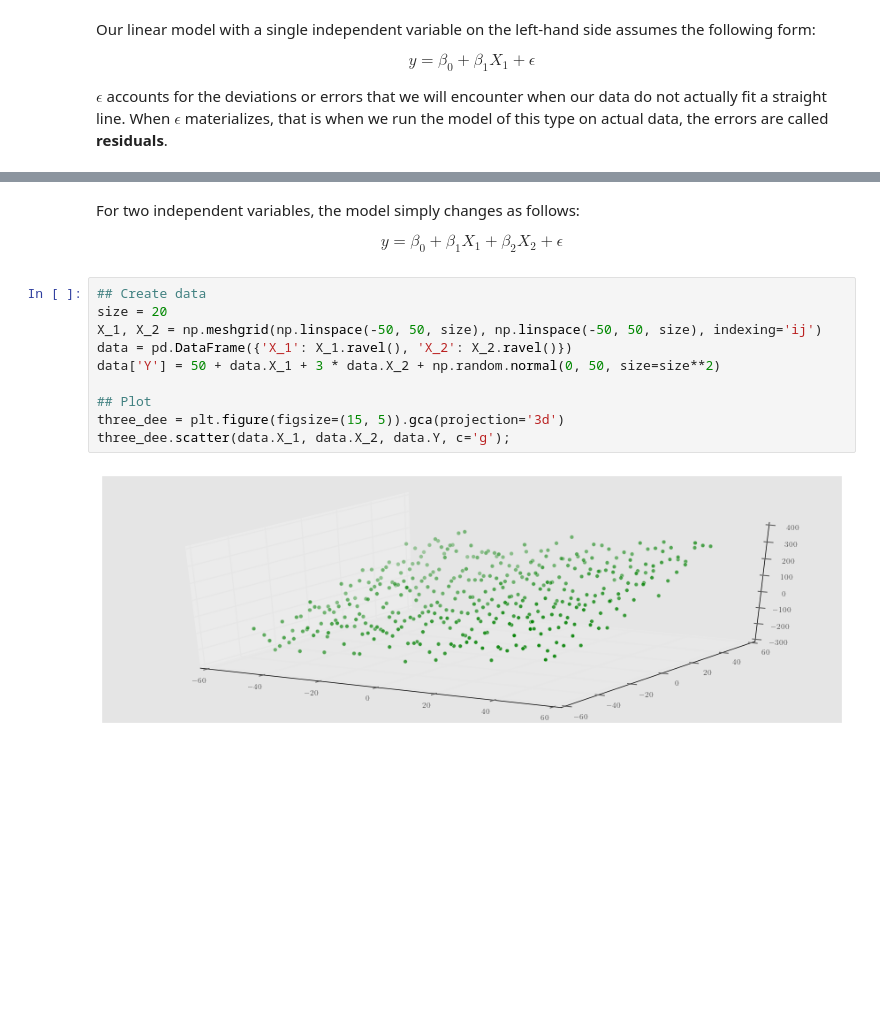
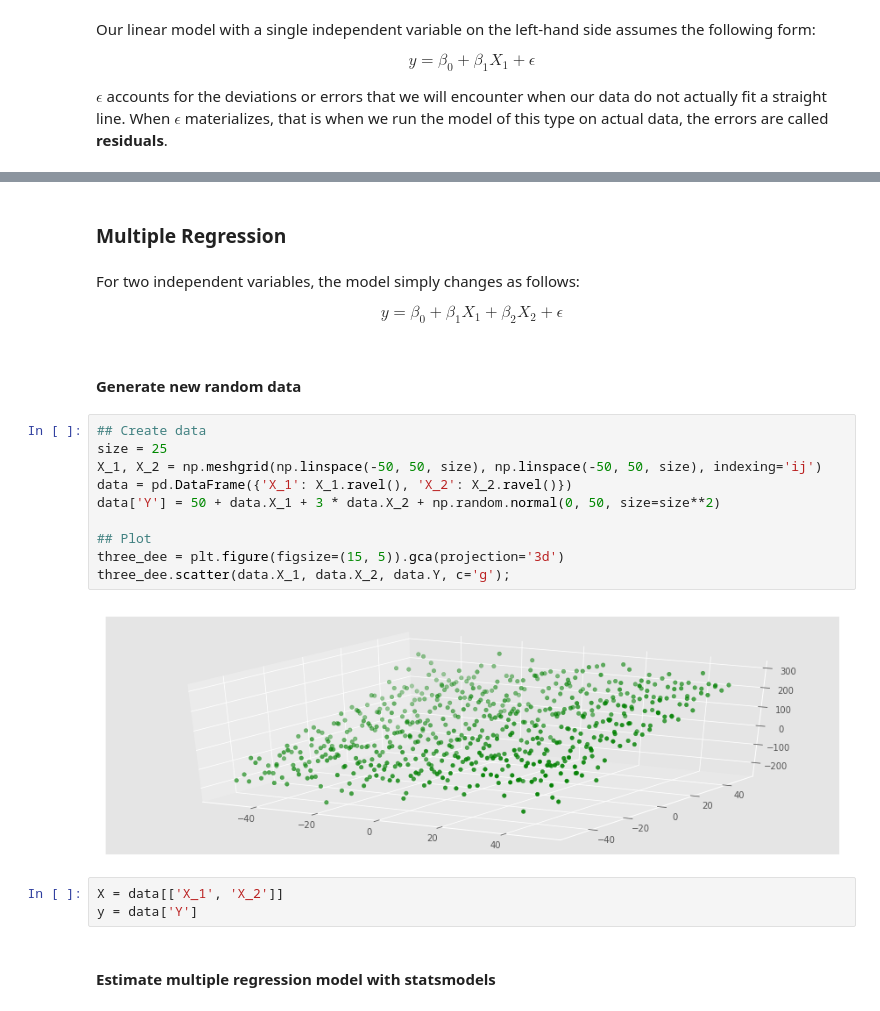
Before and after one commit to PaulClas/machine-learning-for-trading, a Jupyter notebook: 07_linear_models/01_linear_regression/linear-regression-intro.ipynb, the cells around one changed output, grey strips where cells are left out. Drawn from its saved outputs; the diff is of its cells as text; blank space fills up the shorter version.

Commit message:
factor models update

```diff
--- a/07_linear_models/01_linear_regression/linear-regression-intro.ipynb
+++ b/07_linear_models/01_linear_regression/linear-regression-intro.ipynb
@@ -65,17 +84,26 @@ for _, row in data.iterrows():
+# %% [markdown]
+### Multiple Regression
 # %% [markdown]
 For two independent variables, the model simply changes as follows:
 
 $$y = \beta_0 + \beta_1 X_1 + \beta_2 X_2 + \epsilon$$
+# %% [markdown]
+#### Generate new random data
 # %%
 ## Create data
-size = 20
+size = 25
 X_1, X_2 = np.meshgrid(np.linspace(-50, 50, size), np.linspace(-50, 50, size), indexing='ij')
 data = pd.DataFrame({'X_1': X_1.ravel(), 'X_2': X_2.ravel()})
 data['Y'] = 50 + data.X_1 + 3 * data.X_2 + np.random.normal(0, 50, size=size**2)
 
 ## Plot
 three_dee = plt.figure(figsize=(15, 5)).gca(projection='3d')
 three_dee.scatter(data.X_1, data.X_2, data.Y, c='g');
 # %% [output]
-[figure, old version]
+[figure, new version]
+# %%
+X = data[['X_1', 'X_2']]
+y = data['Y']
+# %% [markdown]
+#### Estimate multiple regression model with statsmodels
 # %%
```
Also changed, not shown: parts of 30 cells of this notebook, 4 other files.
